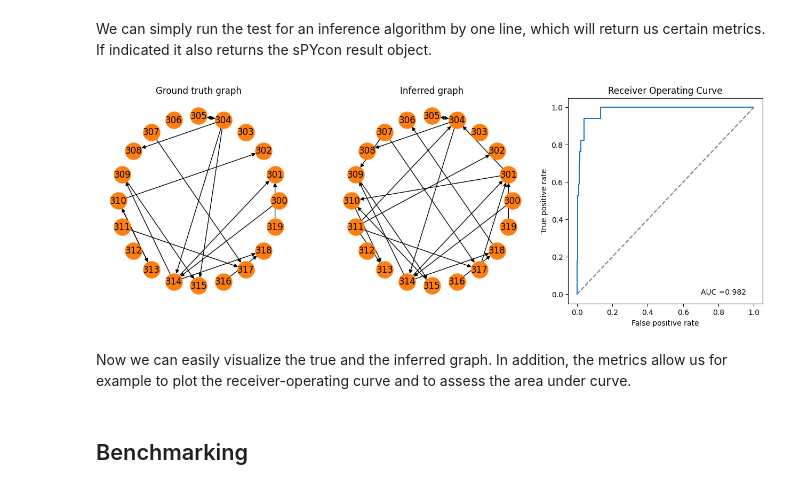
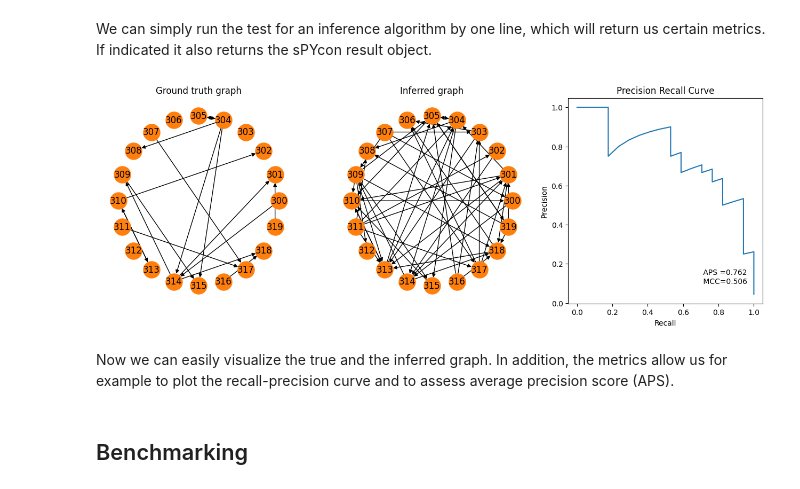
Before and after one commit to christiando/spycon, a Jupyter notebook: notebooks/tutorial.ipynb, the cells around one changed output. Cells and saved outputs as stored; diff of their text form; code cells hidden in the pictures.

```diff
--- a/notebooks/tutorial.ipynb
+++ b/notebooks/tutorial.ipynb
@@ -34,7 +34,7 @@ pyplot.show()
 As a next step we import the connectivity inference method in question and infer the connectivity. This will return a results object, that contains all the information of the inferred graph.
 # %%
 from spycon.coninf import Smoothed_CCG
-con_method = Smoothed_CCG()
+con_method = Smoothed_CCG({'alpha': 0.01})
 spycon_result = con_method.infer_connectivity(times, ids)
 # %% [output]
 Using cpu device
@@ -84,24 +84,23 @@ spycon_result, test_metrics = spycon_test.run_test(con_method, only_metrics=Fals
 # %%
 fig = pyplot.figure(figsize=(16,5))
 ax1 = fig.add_subplot(131)
 spycon_test.draw_graph()
 pyplot.title('Ground truth graph')
 ax2 = fig.add_subplot(132)
 spycon_result.draw_graph(graph_type='binary', ax=ax2)
 pyplot.title('Inferred graph')
 ax3 = fig.add_subplot(133)
-fpr, tpr, auc = tuple(test_metrics[['fpr', 'tpr', 'auc']].to_numpy()[0])
-pyplot.plot(fpr, tpr)
-pyplot.plot([0,1],[0,1], color='gray', linestyle='--')
-pyplot.text(.7,.0,'AUC =%.3f' %auc)
-pyplot.xlabel('False positive rate')
-pyplot.ylabel('True positive rate')
-pyplot.title('Receiver Operating Curve')
+recall, precision, aps, mcc = tuple(test_metrics[['prc_recall', 'prc_precision', 'aps', 'mcc']].to_numpy()[0])
+pyplot.plot(recall, precision)
+pyplot.text(.7,.1,f' APS ={aps:.3f} \n MCC={mcc:.3f}')
+pyplot.xlabel('Recall')
+pyplot.ylabel('Precision')
+pyplot.title('Precision Recall Curve')
 pyplot.show()
 # %% [output]
-[figure, old version]
+[figure, new version]
 # %% [markdown]
-Now we can easily visualize the true and the inferred graph. In addition, the metrics allow us for example to plot the receiver-operating curve and to assess the area under curve.
+Now we can easily visualize the true and the inferred graph. In addition, the metrics allow us for example to plot the recall-precision curve and to assess average precision score (APS).
 # %% [markdown]
 ## Benchmarking
 # %% [markdown]
```
Also changed, not shown: parts of 9 cells of this notebook, 6 other files.
